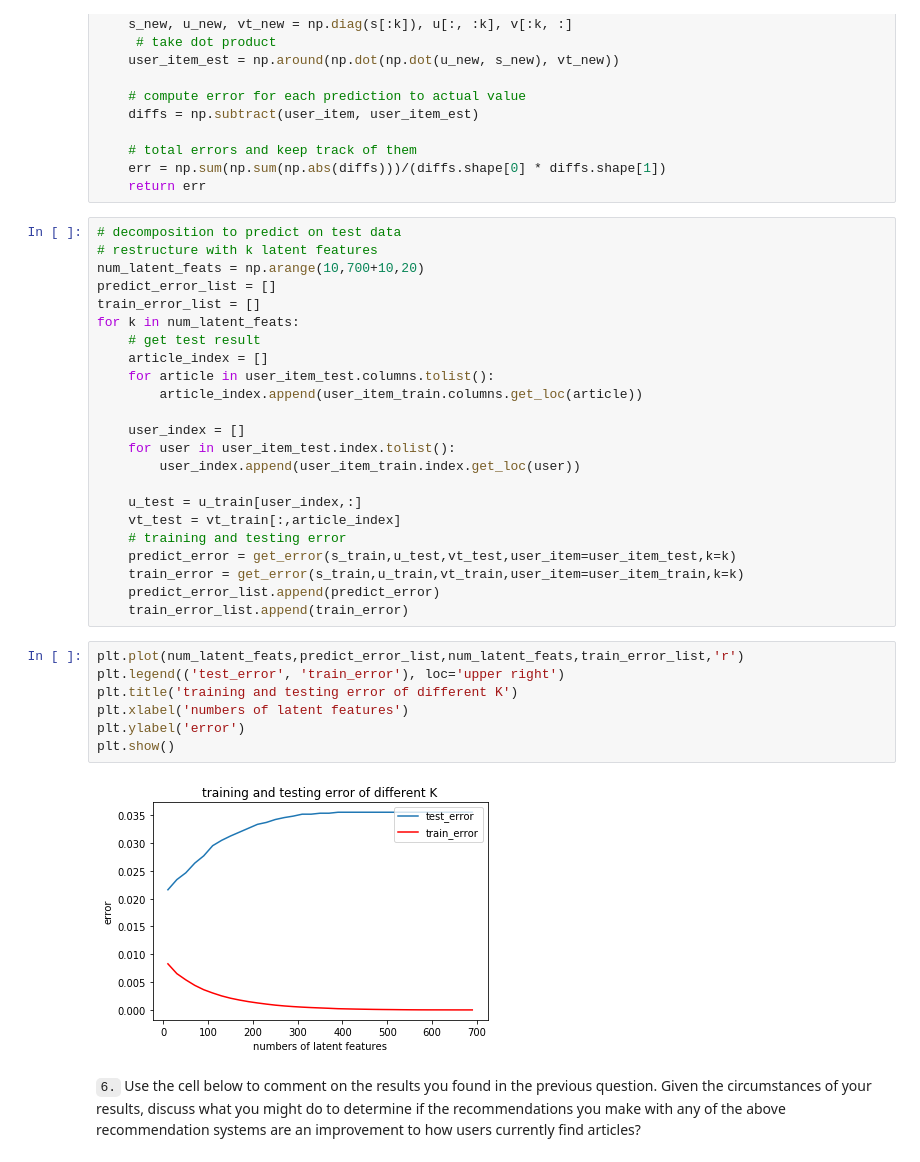
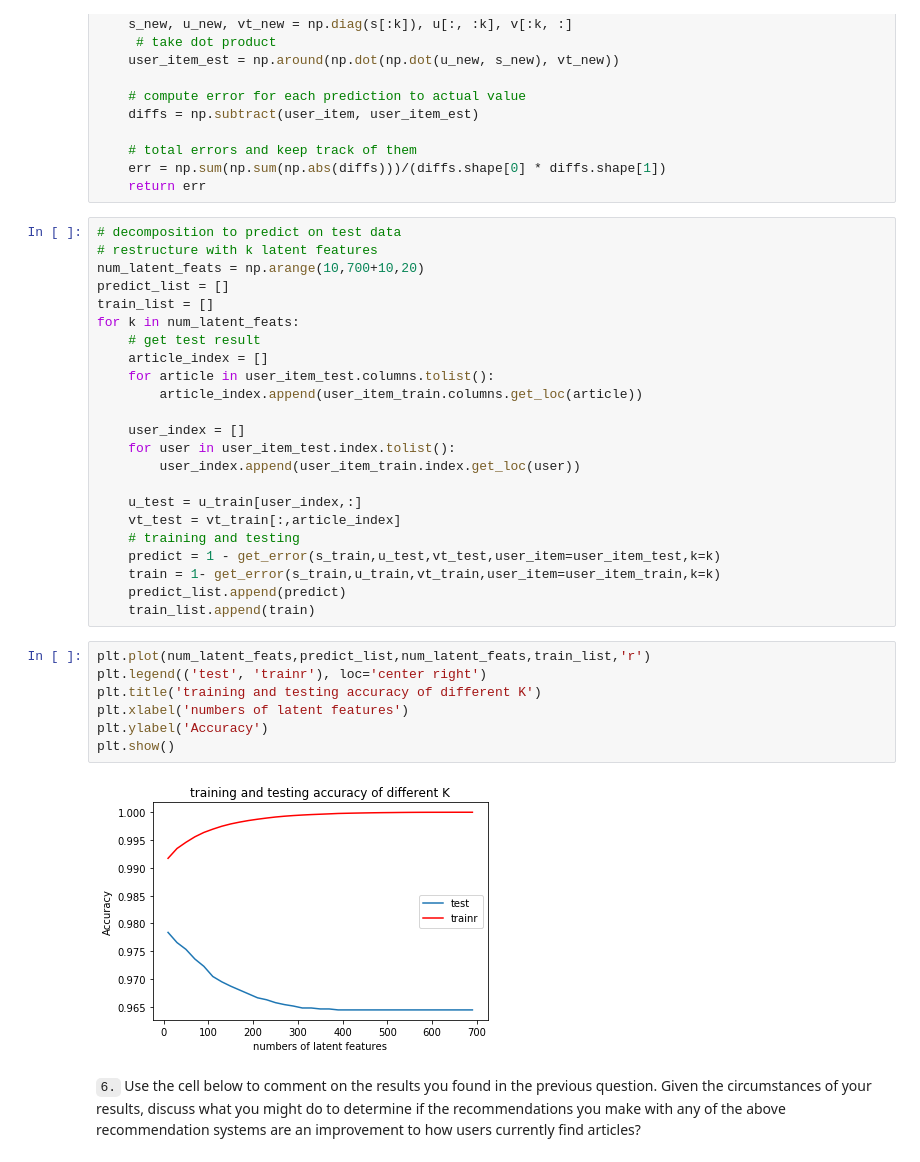
Before and after one commit to MihaiLai/Recommendation-System, a Jupyter notebook: Recommendations_with_IBM.ipynb, the cells around one changed output. Saved outputs shown, nothing was run; the diff lists cells and outputs as text.

```diff
--- a/Recommendations_with_IBM.ipynb
+++ b/Recommendations_with_IBM.ipynb
@@ -757,8 +730,8 @@ def get_error(s,u,v,user_item,k=100):
 # decomposition to predict on test data
 # restructure with k latent features
 num_latent_feats = np.arange(10,700+10,20)
-predict_error_list = []
-train_error_list = []
+predict_list = []
+train_list = []
 for k in num_latent_feats:
     # get test result
     article_index = []
@@ -771,20 +744,20 @@ for k in num_latent_feats:
 
     u_test = u_train[user_index,:]
     vt_test = vt_train[:,article_index]
-    # training and testing error
-    predict_error = get_error(s_train,u_test,vt_test,user_item=user_item_test,k=k)
-    train_error = get_error(s_train,u_train,vt_train,user_item=user_item_train,k=k)
-    predict_error_list.append(predict_error)
-    train_error_list.append(train_error)
+    # training and testing
+    predict = 1 - get_error(s_train,u_test,vt_test,user_item=user_item_test,k=k)
+    train = 1- get_error(s_train,u_train,vt_train,user_item=user_item_train,k=k)
+    predict_list.append(predict)
+    train_list.append(train)
 # %%
-plt.plot(num_latent_feats,predict_error_list,num_latent_feats,train_error_list,'r')
-plt.legend(('test_error', 'train_error'), loc='upper right')
-plt.title('training and testing error of different K')
+plt.plot(num_latent_feats,predict_list,num_latent_feats,train_list,'r')
+plt.legend(('test', 'trainr'), loc='center right')
+plt.title('training and testing accuracy of different K')
 plt.xlabel('numbers of latent features')
-plt.ylabel('error')
+plt.ylabel('Accuracy')
 plt.show()
 # %% [output]
-[figure, old version]
+[figure, new version]
 # %% [markdown]
 `6.` Use the cell below to comment on the results you found in the previous question. Given the circumstances of your results, discuss what you might do to determine if the recommendations you make with any of the above recommendation systems are an improvement to how users currently find articles?
 # %% [markdown]
```
Also changed, not shown: parts of 13 cells of this notebook, 1 other file.
